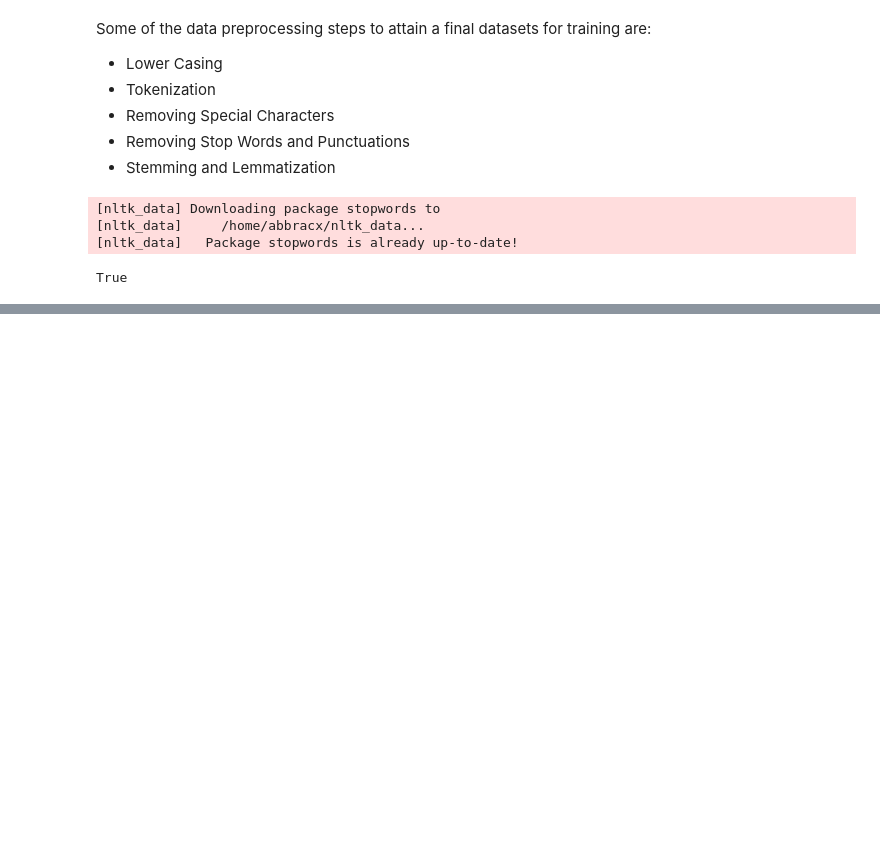
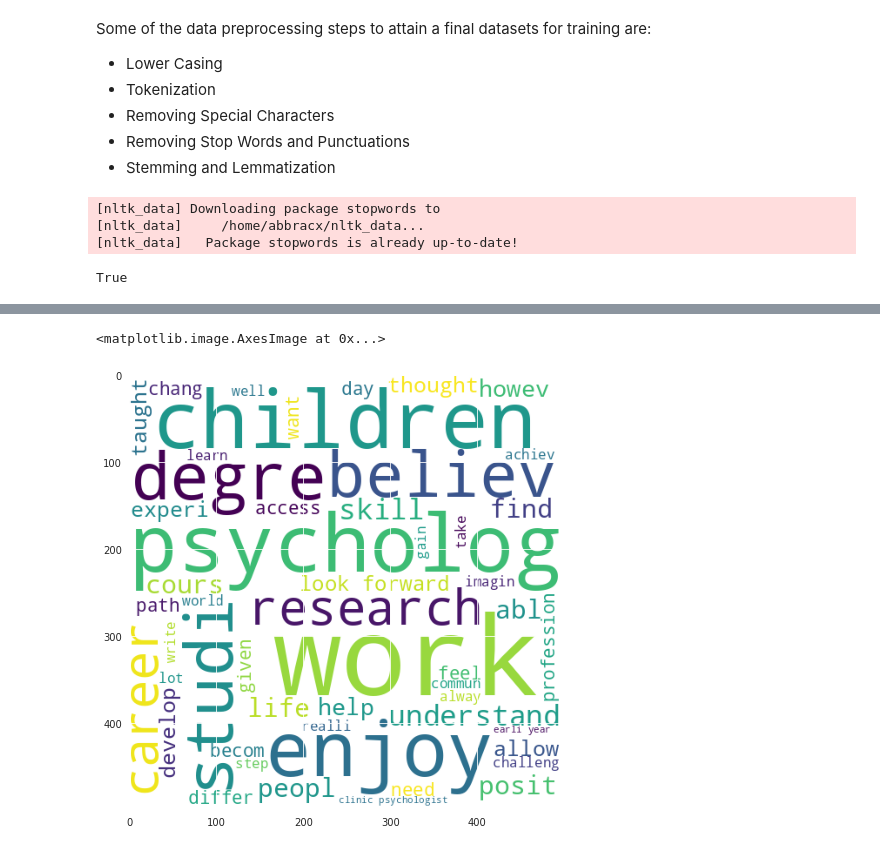
Before and after one commit to Abbracx/personal-statement-analysis, a Jupyter notebook: Personal statement analysis.ipynb, the cells around one changed output, grey strips where cells are left out. Saved outputs shown, nothing was run; the diff lists cells and outputs as text; code cells hidden in the pictures; blank space fills up the shorter version.

```diff
--- a/Personal statement analysis.ipynb
+++ b/Personal statement analysis.ipynb
@@ -598,0 +642,9 @@ Name: transformed_personal_statement, dtype: object
+# %%
+# degree of importance of words classified as PASS
+
+pass_wc = wc.generate(df[df['award_classification'] == 3]['transformed_personal_statement'].str.cat(sep=" "))
+plt.figure(figsize=(12, 8))
+plt.imshow(pass_wc)
+# %% [output]
+<matplotlib.image.AxesImage at 0x...>
+[figure, added]
```
Also changed, not shown: parts of 41 cells of this notebook.
